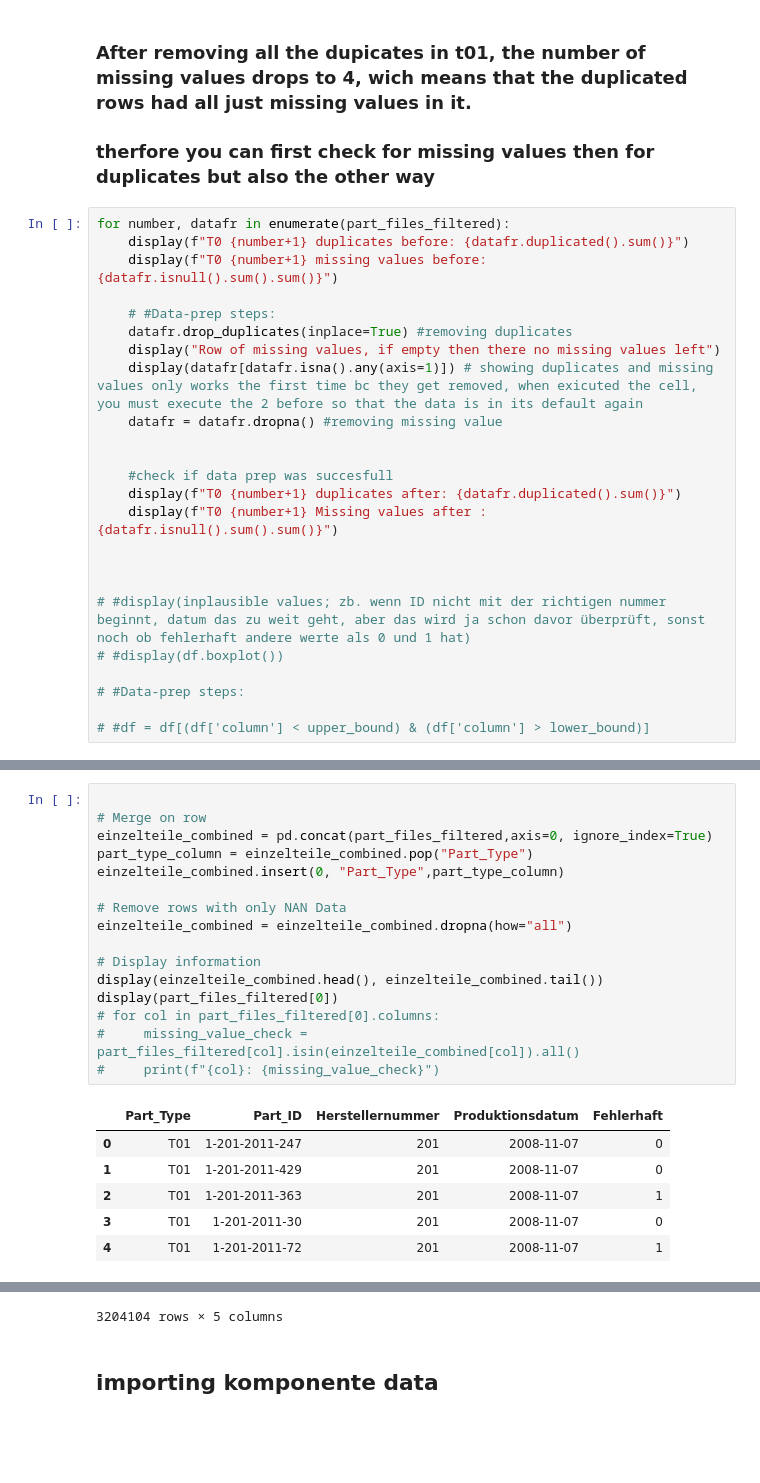
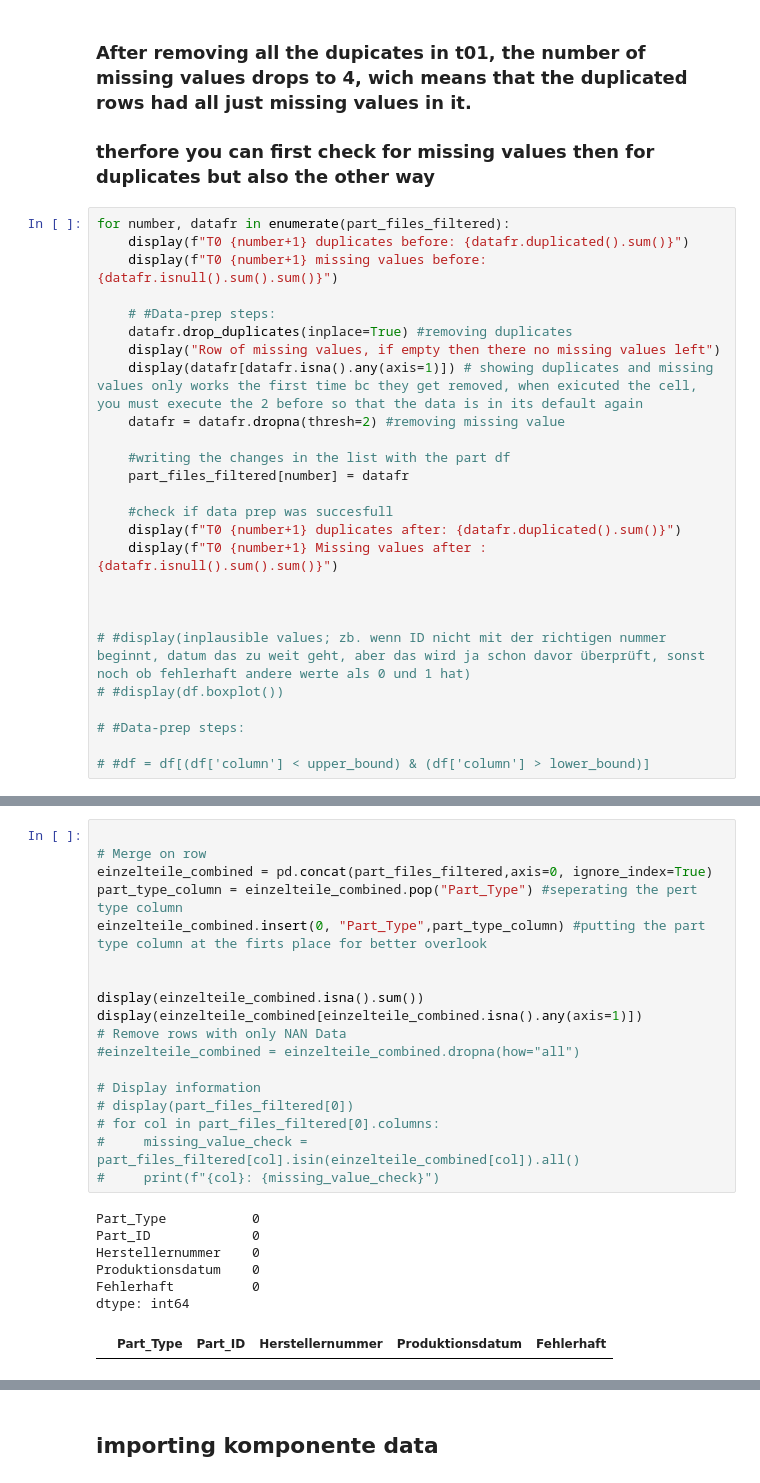
Before and after one commit to Teddy131/IDA-GROUP, a Jupyter notebook: final_data.ipynb, the cells around one changed output, grey strips where cells are left out. Drawn from its saved outputs; the diff is of its cells as text; blank space fills up the shorter version.

```diff
--- a/final_data.ipynb
+++ b/final_data.ipynb
@@ -254,8 +255,10 @@ for number, datafr in enumerate(part_files_filtered):
     datafr.drop_duplicates(inplace=True) #removing duplicates
     display("Row of missing values, if empty then there no missing values left")
     display(datafr[datafr.isna().any(axis=1)]) # showing duplicates and missing values only works the first time bc they get removed, when exicuted the cell, you must execute the 2 before so that the data is in its default again
-    datafr = datafr.dropna() #removing missing value
+    datafr = datafr.dropna(thresh=2) #removing missing value
 
+    #writing the changes in the list with the part df
+    part_files_filtered[number] = datafr
 
     #check if data prep was succesfull
     display(f"T0 {number+1} duplicates after: {datafr.duplicated().sum()}")
@@ -293,23 +295,26 @@ for number, datafr in enumerate(part_files_filtered):
 # %%
 
 # Merge on row
 einzelteile_combined = pd.concat(part_files_filtered,axis=0, ignore_index=True)
-part_type_column = einzelteile_combined.pop("Part_Type")
-einzelteile_combined.insert(0, "Part_Type",part_type_column)
+part_type_column = einzelteile_combined.pop("Part_Type") #seperating the pert type column
+einzelteile_combined.insert(0, "Part_Type",part_type_column) #putting the part type column at the firts place for better overlook
 
+
+display(einzelteile_combined.isna().sum())
+display(einzelteile_combined[einzelteile_combined.isna().any(axis=1)])
 # Remove rows with only NAN Data
-einzelteile_combined = einzelteile_combined.dropna(how="all")
+#einzelteile_combined = einzelteile_combined.dropna(how="all")
 
 # Display information
-display(einzelteile_combined.head(), einzelteile_combined.tail())
-display(part_files_filtered[0])
+# display(part_files_filtered[0])
 # for col in part_files_filtered[0].columns:
 #     missing_value_check = part_files_filtered[col].isin(einzelteile_combined[col]).all()
 #     print(f"{col}: {missing_value_check}")
 # %% [output]
+Part_Type           0
+Part_ID             0
+Herstellernummer    0
+Produktionsdatum    0
+Fehlerhaft          0
+dtype: int64
 |  | Part_Type | Part_ID | Herstellernummer | Produktionsdatum | Fehlerhaft |
-| 0 | T01 | 1-201-2011-247 | 201 | 2008-11-07 | 0 |
-| 1 | T01 | 1-201-2011-429 | 201 | 2008-11-07 | 0 |
-| 2 | T01 | 1-201-2011-363 | 201 | 2008-11-07 | 1 |
-| 3 | T01 | 1-201-2011-30 | 201 | 2008-11-07 | 0 |
-| 4 | T01 | 1-201-2011-72 | 201 | 2008-11-07 | 1 |
@@ -334,4 +321,3 @@ display(part_files_filtered[0])
-3204104 rows × 5 columns
 # %% [markdown]
 ## importing komponente data
 # %%
```
Also changed, not shown: parts of 4 cells of this notebook.
